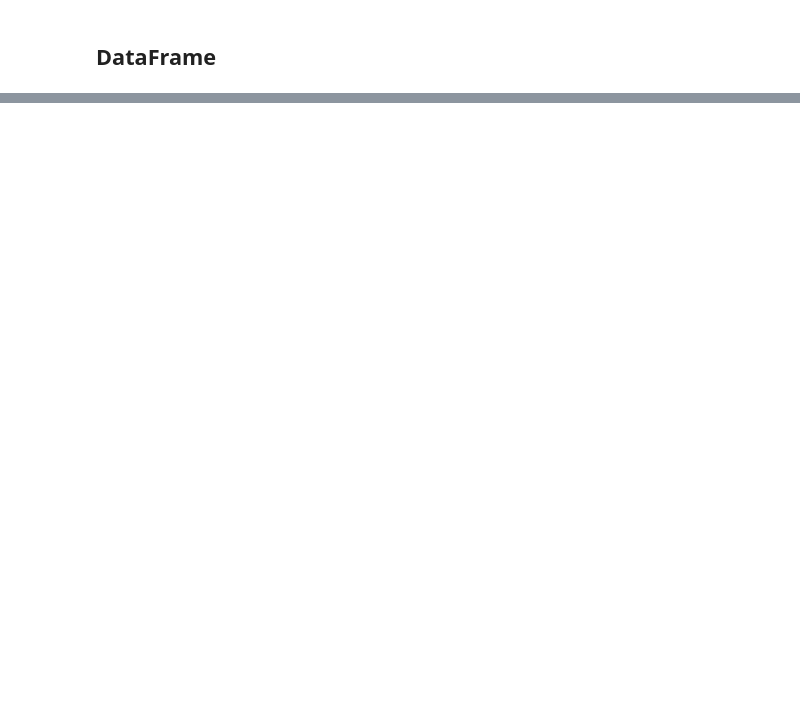
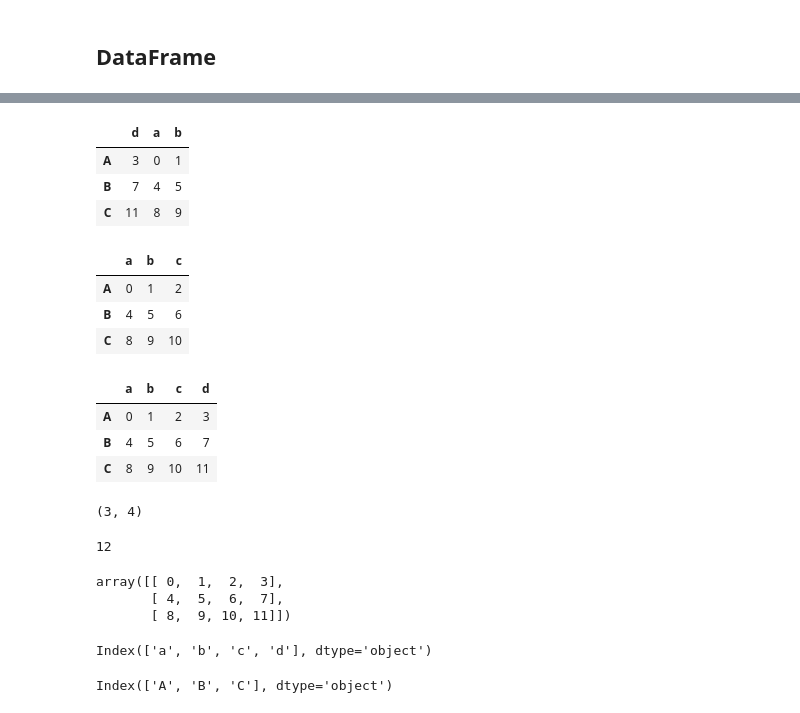
Before and after one commit to UsmanovAMRBEK/pandas-tutorial, a Jupyter notebook: pandas_02.ipynb, the cells around one changed output, grey strips where cells are left out. Saved outputs shown, nothing was run; the diff lists cells and outputs as text; code cells hidden in the pictures; blank space fills up the shorter version.

```diff
--- a/pandas_02.ipynb
+++ b/pandas_02.ipynb
@@ -112,0 +156,2 @@ obj[1] # obj[0]  return Error
+# %%
+df1.index = list("ABC")
@@ -112,0 +165,2 @@ obj[1] # obj[0]  return Error
+# %%
+df1.columns = ('a', 'b', 'c', 'd')
@@ -112,0 +199,14 @@ obj[1] # obj[0]  return Error
+# %%
+df1[['d','a','b']]
+# %% [output]
+|  | d | a | b |
+| A | 3 | 0 | 1 |
+| B | 7 | 4 | 5 |
+| C | 11 | 8 | 9 |
+# %%
+df1[['a','b','c']]
+# %% [output]
+|  | a | b | c |
+| A | 0 | 1 | 2 |
+| B | 4 | 5 | 6 |
+| C | 8 | 9 | 10 |
@@ -112,0 +219,29 @@ obj[1] # obj[0]  return Error
+# %%
+df1
+# %% [output]
+|  | a | b | c | d |
+| A | 0 | 1 | 2 | 3 |
+| B | 4 | 5 | 6 | 7 |
+| C | 8 | 9 | 10 | 11 |
+# %%
+df1.shape
+# %% [output]
+(3, 4)
+# %%
+df1.size
+# %% [output]
+12
+# %%
+df1.values
+# %% [output]
+array([[ 0,  1,  2,  3],
+       [ 4,  5,  6,  7],
+       [ 8,  9, 10, 11]])
+# %%
+df1.columns
+# %% [output]
+Index(['a', 'b', 'c', 'd'], dtype='object')
+# %%
+df1.index
+# %% [output]
+Index(['A', 'B', 'C'], dtype='object')
```
Also changed, not shown: parts of 38 cells of this notebook.
